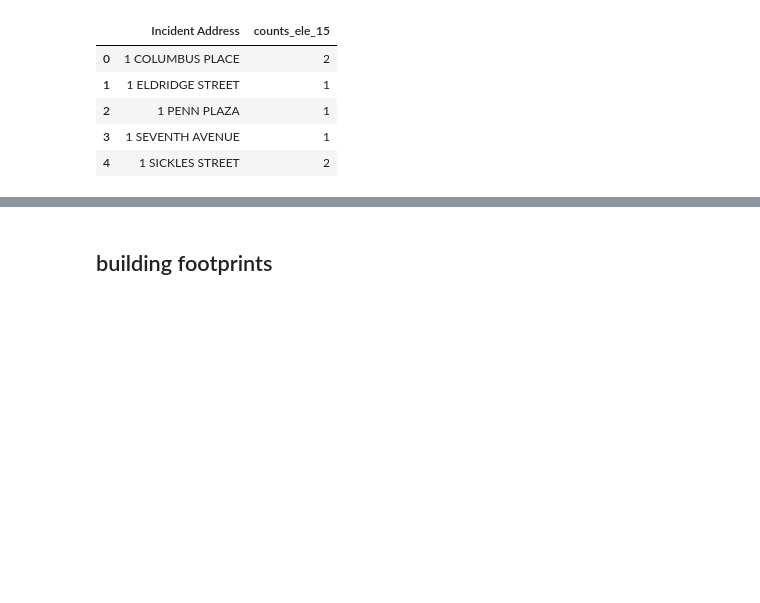
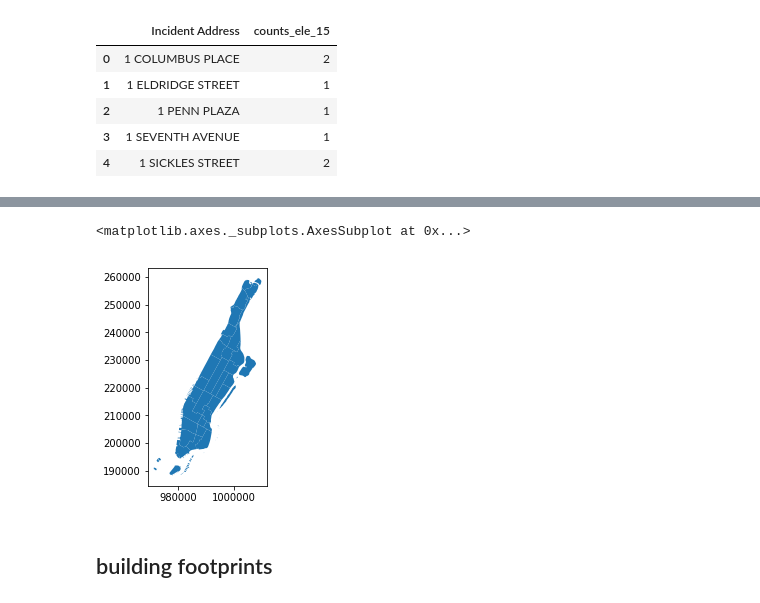
Before and after one commit to sarar803/Insight_Project_The_Right_Move, a Jupyter notebook: apartment_violation_create_dataset.ipynb, the cells around one changed output, grey strips where cells are left out. Saved outputs shown, nothing was run; the diff lists cells and outputs as text; code cells hidden in the pictures; blank space fills up the shorter version.

```diff
--- a/apartment_violation_create_dataset.ipynb
+++ b/apartment_violation_create_dataset.ipynb
@@ -274,3 +274,9 @@ building_w_ele15.head()
 | 2 | 1 PENN PLAZA | 1 |
 | 3 | 1 SEVENTH AVENUE | 1 |
 | 4 | 1 SICKLES STREET | 2 |
+# %%
+nyc_neighborhood = gpd.read_file("/Users/rasmussenrogers/Documents/insight_project/Building data/nynta_18b/nynta.shp")
+
+nyc_neighborhood_man = zillow_neighborhood[zillow_neighborhood['BoroName'] == 'Manhattan']
+
+nyc_neighborhood_man.crs
@@ -277,3 +324,8 @@ building_w_ele15.head()
+# %%
+nyc_neighborhood_man.plot()
+# %% [output]
+<matplotlib.axes._subplots.AxesSubplot at 0x...>
+[figure, added]
 # %% [markdown]
 ## building footprints
 # %%
```
Also changed, not shown: parts of 35 cells of this notebook, 1 other file.
